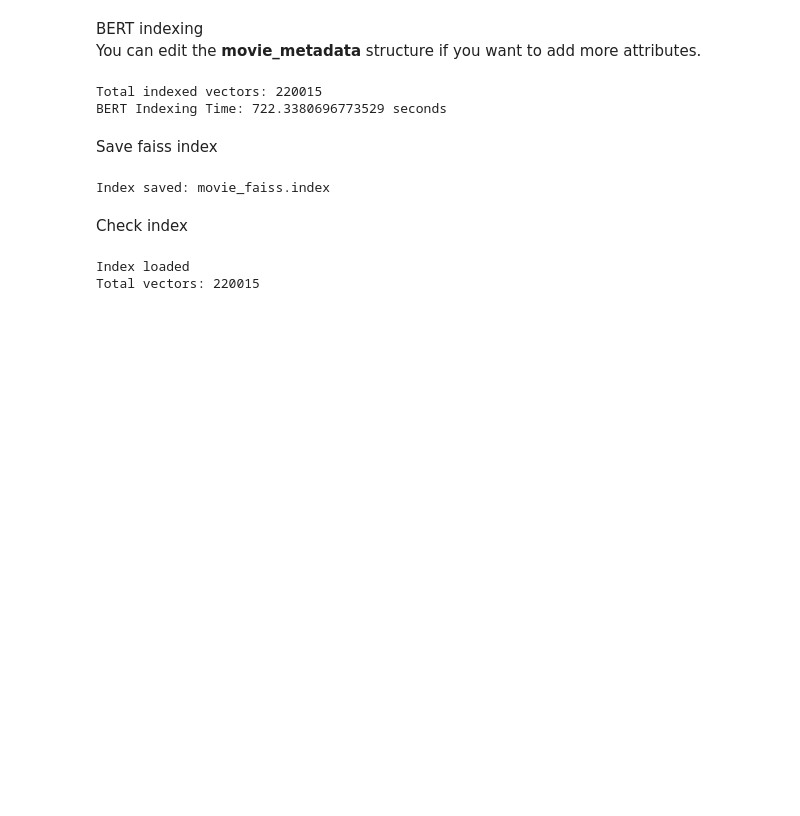
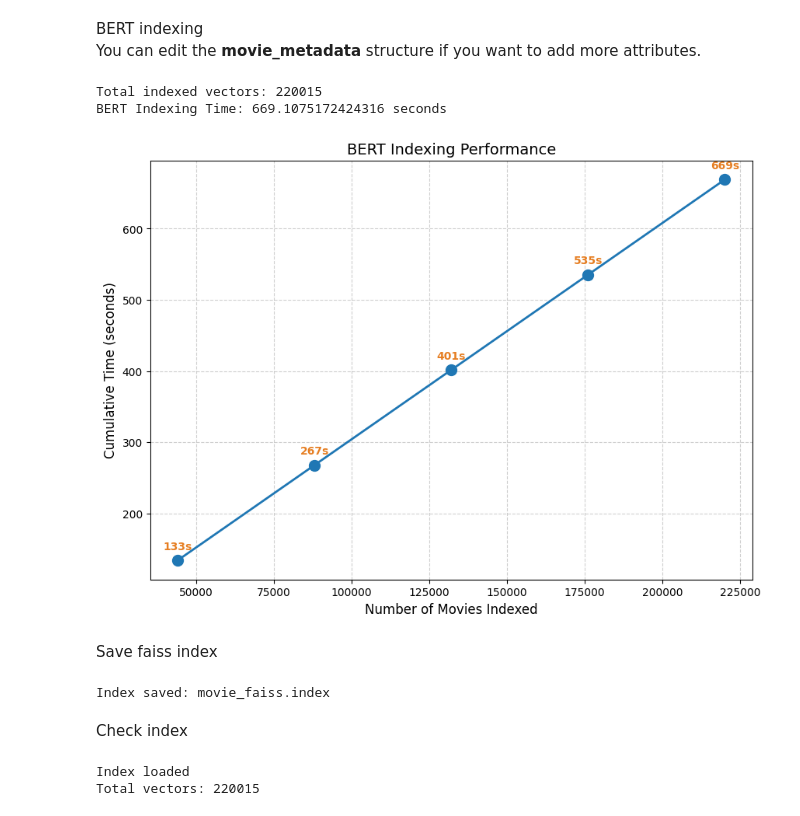
Before and after one commit to Yunhan2024/UCR-CS242-26SP, a Jupyter notebook: bert/CS242_BERT_Indexing.ipynb, the cells around one changed output. Drawn from its saved outputs; the diff is of its cells as text; code cells hidden in the pictures; blank space fills up the shorter version.

Commit message:
add bert performance graph

```diff
--- a/bert/CS242_BERT_Indexing.ipynb
+++ b/bert/CS242_BERT_Indexing.ipynb
@@ -96,6 +170,10 @@ You can edit the **movie_metadata** structure if you want to add more attributes
 batch_texts = []
 movie_ids = []
 movie_metadata = []
+
+doc_counts = []
+runtimes = []
+checkpoint_interval = 5000
 
 start_time = time.time()
 
@@ -105,7 +183,7 @@ for root, dirs, files in os.walk(DATASET_PATH):
         if file.endswith(".json"):
             all_files.append(os.path.join(root, file))
 
-for path in tqdm(all_files, desc="Indexing"):
+for i, path in enumerate(tqdm(all_files, desc="Indexing")):
     with open(path, "r", encoding="utf-8") as f:
         movie = json.load(f)
 
@@ -126,7 +204,7 @@ for path in tqdm(all_files, desc="Indexing"):
         "countries": countries,
         "country_codes": country_codes,
         "origin_country": movie.get("origin_country", []),
-        "reviews":movie.get("reviews", [])
+        "reviews": movie.get("reviews", [])
     })
 
     movie_ids.append(movie["id"])
@@ -136,7 +214,6 @@ for path in tqdm(all_files, desc="Indexing"):
             batch_texts,
             padding=True,
             truncation=True,
-            max_length=512,
             return_tensors="pt"
         ).to(device)
 
@@ -152,12 +229,19 @@ for path in tqdm(all_files, desc="Indexing"):
         index.add(vectors)
         batch_texts = []
 
+
+    current_count = i + 1
+    if current_count % checkpoint_interval == 0:
+        elapsed = time.time() - start_time
+        doc_counts.append(current_count)
+        runtimes.append(elapsed)
+
+
 if batch_texts:
     inputs = tokenizer(
             batch_texts,
             padding=True,
             truncation=True,
-            max_length=512,
             return_tensors="pt"
         ).to(device)
 
@@ -172,13 +256,53 @@ if batch_texts:
     index.add(vectors)
 
 
+doc_counts.append(len(all_files))
+runtimes.append(time.time() - start_time)
+
 end_time = time.time()
 bert_indexing_time = end_time - start_time
 print("Total indexed vectors:", index.ntotal)
 print("BERT Indexing Time:", bert_indexing_time, "seconds")
 # %% [output]
 Total indexed vectors: 220015
-BERT Indexing Time: 722.3380696773529 seconds
+BERT Indexing Time: 669.1075172424316 seconds
+# %%
+import matplotlib.pyplot as plt
+import numpy as np
+
+total_docs = index.ntotal
+total_time = bert_indexing_time
+
+
+doc_counts = np.linspace(0, total_docs, 6)[1:]
+runtimes = np.linspace(0, total_time, 6)[1:]
+
+
+plt.figure(figsize=(10, 7))
+plt.plot(doc_counts, runtimes, marker='o', markersize=10,
+         linestyle='-', color='#1f77b4', linewidth=2)
+
+
+for x, y in zip(doc_counts, runtimes):
+    plt.annotate(f'{int(y)}s',
+                 xy=(x, y),
+                 xytext=(0, 10),
+                 textcoords='offset points',
+                 ha='center',
+                 fontsize=10,
+                 fontweight='bold',
+                 color='#e67e22')
+
+
+plt.title('BERT Indexing Performance', fontsize=14)
+plt.xlabel('Number of Movies Indexed', fontsize=12)
+plt.ylabel('Cumulative Time (seconds)', fontsize=12)
+plt.grid(True, linestyle='--', alpha=0.6)
+
+
+plt.show()
+# %% [output]
+[figure, added]
 # %% [markdown]
 Save faiss index
 # %%
```
Also changed, not shown: parts of 8 cells of this notebook.
